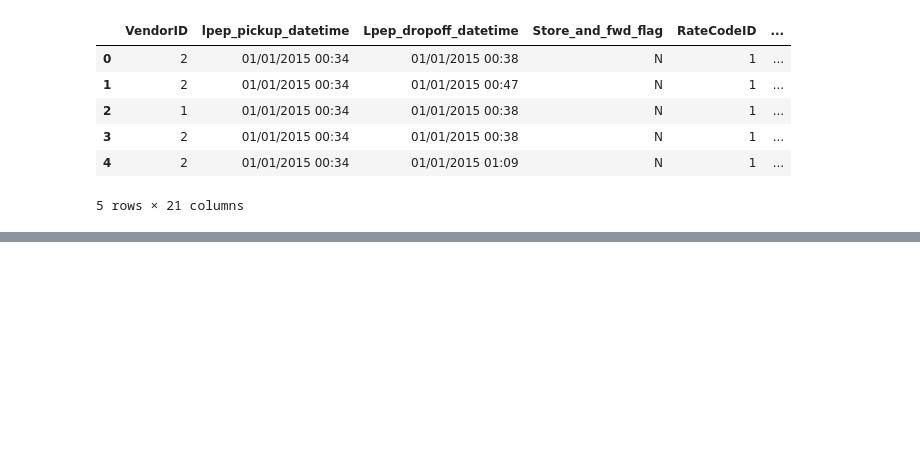
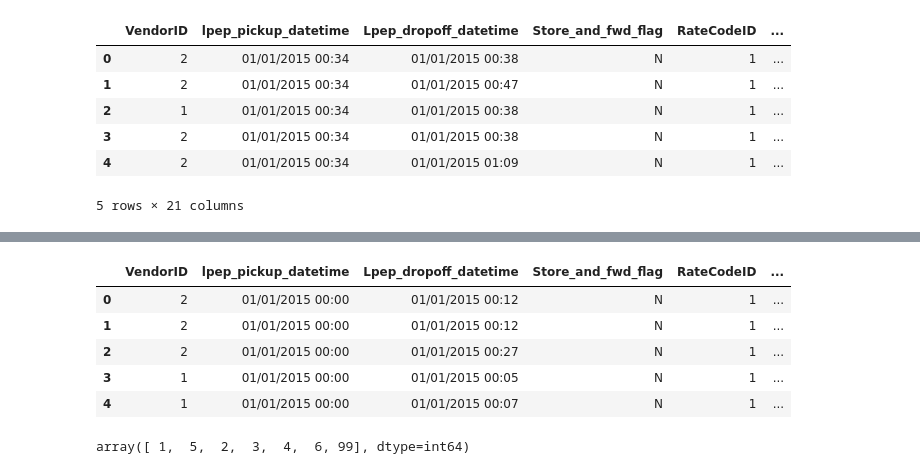
Before and after one commit to AlanItzep/JupyterGH, a Jupyter notebook: NYCTaxi.ipynb, the cells around one changed output, grey strips where cells are left out. Saved outputs shown, nothing was run; the diff lists cells and outputs as text; code cells hidden in the pictures; blank space fills up the shorter version.

```diff
--- a/NYCTaxi.ipynb
+++ b/NYCTaxi.ipynb
@@ -27,0 +182,13 @@ dfg.describe()
+# %%
+df_clean.head()
+# %% [output]
+|  | VendorID | lpep_pickup_datetime | Lpep_dropoff_datetime | Store_and_fwd_flag | RateCodeID | ... |
+| 0 | 2 | 01/01/2015 00:00 | 01/01/2015 00:12 | N | 1 | ... |
+| 1 | 2 | 01/01/2015 00:00 | 01/01/2015 00:12 | N | 1 | ... |
+| 2 | 2 | 01/01/2015 00:00 | 01/01/2015 00:27 | N | 1 | ... |
+| 3 | 1 | 01/01/2015 00:00 | 01/01/2015 00:05 | N | 1 | ... |
+| 4 | 1 | 01/01/2015 00:00 | 01/01/2015 00:07 | N | 1 | ... |
+# %%
+df_clean['RateCodeID'].unique()
+# %% [output]
+array([ 1,  5,  2,  3,  4,  6, 99], dtype=int64)
```
Also changed, not shown: parts of 54 cells of this notebook.
